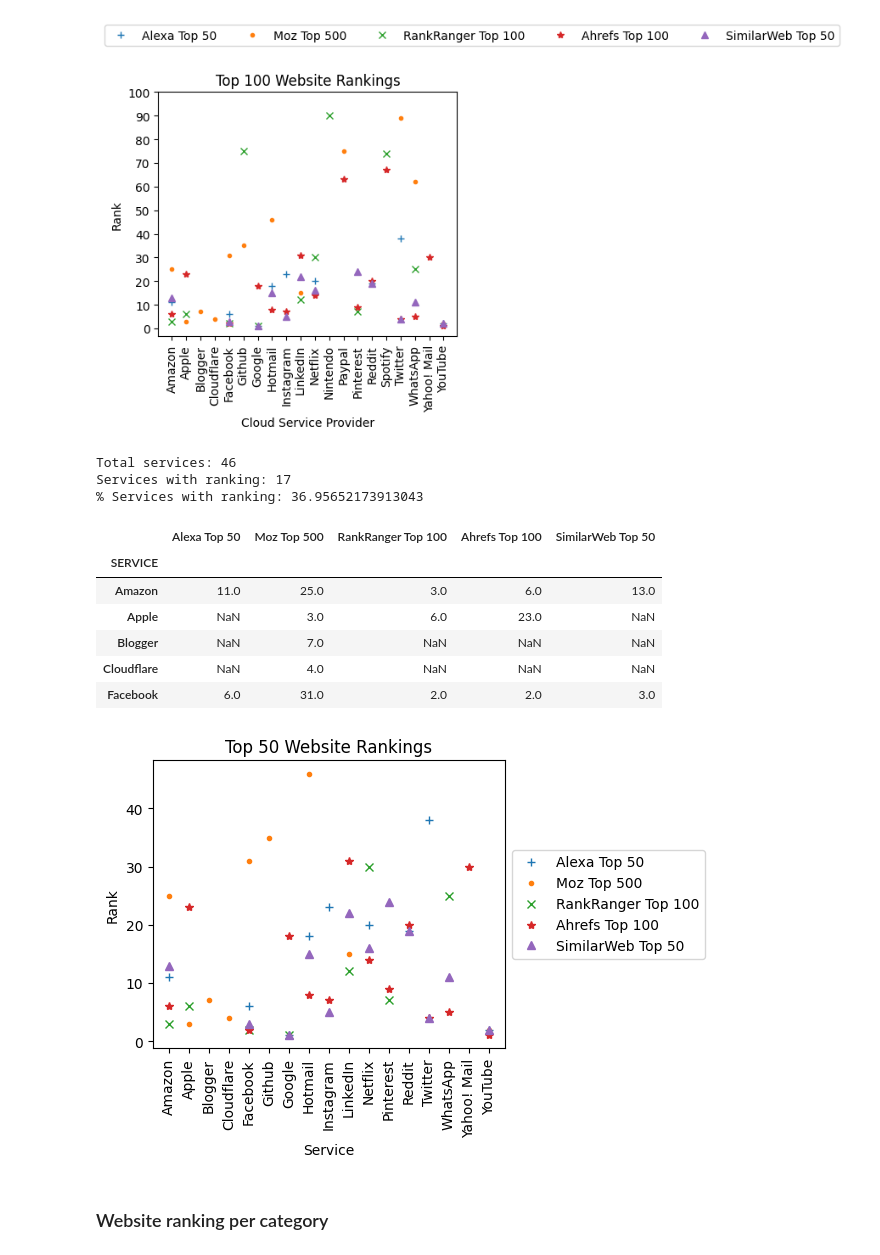
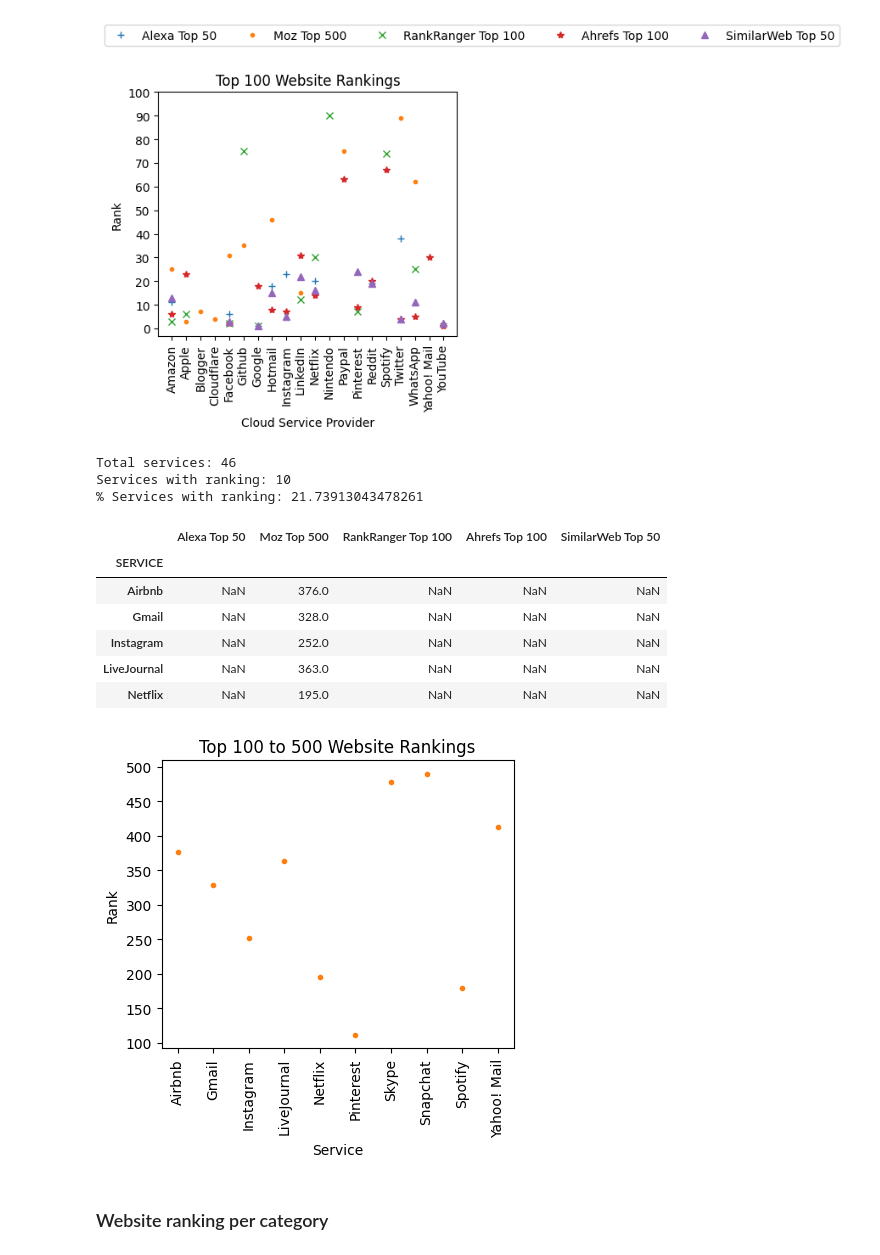
Before and after one commit to shanemin/thesis-msc-cloud-failures, a Jupyter notebook: scripts/viz_sources.ipynb, the cells around one changed output. Drawn from its saved outputs; the diff is of its cells as text; code cells hidden in the pictures.

```diff
--- a/scripts/viz_sources.ipynb
+++ b/scripts/viz_sources.ipynb
@@ -158,8 +158,8 @@ plt.show()
 # %% [output]
 [figure]
 # %%
-# lets plot only the top 100's
-df_50 = df_ranks.apply(lambda x: [y if y <= 50 else np.nan for y in x])
+# lets plot only the top 100-500
+df_50 = df_ranks.apply(lambda x: [y if y >= 100 else np.nan for y in x])
 df_50.dropna(how='all', inplace=True)
 df_50 = df_50.sort_values(by=['SERVICE'], ascending=True)
 after = len(df_50)
@@ -167,30 +167,31 @@ print('Total services: {}\nServices with ranking: {}\n% Services with ranking: {
 df_50.head()
 # %% [output]
 Total services: 46
-Services with ranking: 17
-% Services with ranking: 36.95652173913043
+Services with ranking: 10
+% Services with ranking: 21.73913043478261
 |  | Alexa Top 50 | Moz Top 500 | RankRanger Top 100 | Ahrefs Top 100 | SimilarWeb Top 50 |
 | SERVICE |  |  |  |  |  |
-| Amazon | 11.0 | 25.0 | 3.0 | 6.0 | 13.0 |
-| Apple | NaN | 3.0 | 6.0 | 23.0 | NaN |
-| Blogger | NaN | 7.0 | NaN | NaN | NaN |
-| Cloudflare | NaN | 4.0 | NaN | NaN | NaN |
-| Facebook | 6.0 | 31.0 | 2.0 | 2.0 | 3.0 |
+| Airbnb | NaN | 376.0 | NaN | NaN | NaN |
+| Gmail | NaN | 328.0 | NaN | NaN | NaN |
+| Instagram | NaN | 252.0 | NaN | NaN | NaN |
+| LiveJournal | NaN | 363.0 | NaN | NaN | NaN |
+| Netflix | NaN | 195.0 | NaN | NaN | NaN |
 # %%
 df_50.plot(style=['+','.','x','*','^'], linestyle='none')
 ax = plt.subplot(111)
 plt.xticks(range(len(df_50.index)), df_50.index, rotation=90)
 box = ax.get_position()
 ax.set_position([box.x0, box.y0 + box.height * 0.1, box.width, box.height * 0.9])
 ax.legend(loc='center left', bbox_to_anchor=(1, 0.5))
-plt.title("Top 50 Website Rankings")
+ax.get_legend().remove()
+plt.title("Top 100 to 500 Website Rankings")
 plt.xlabel("Service")
 plt.ylabel("Rank")
 plt.subplots_adjust(left=0.1, right=.65, bottom=0.3, top=0.9)
 plt.savefig('../output/plots/top_50.png', dpi=fig.dpi)
 plt.show()
 # %% [output]
-[figure, old version]
+[figure, new version]
 # %% [markdown]
 ### Website ranking per category
 # %%
```
Also changed, not shown: parts of 4 cells of this notebook, 7 other files.
